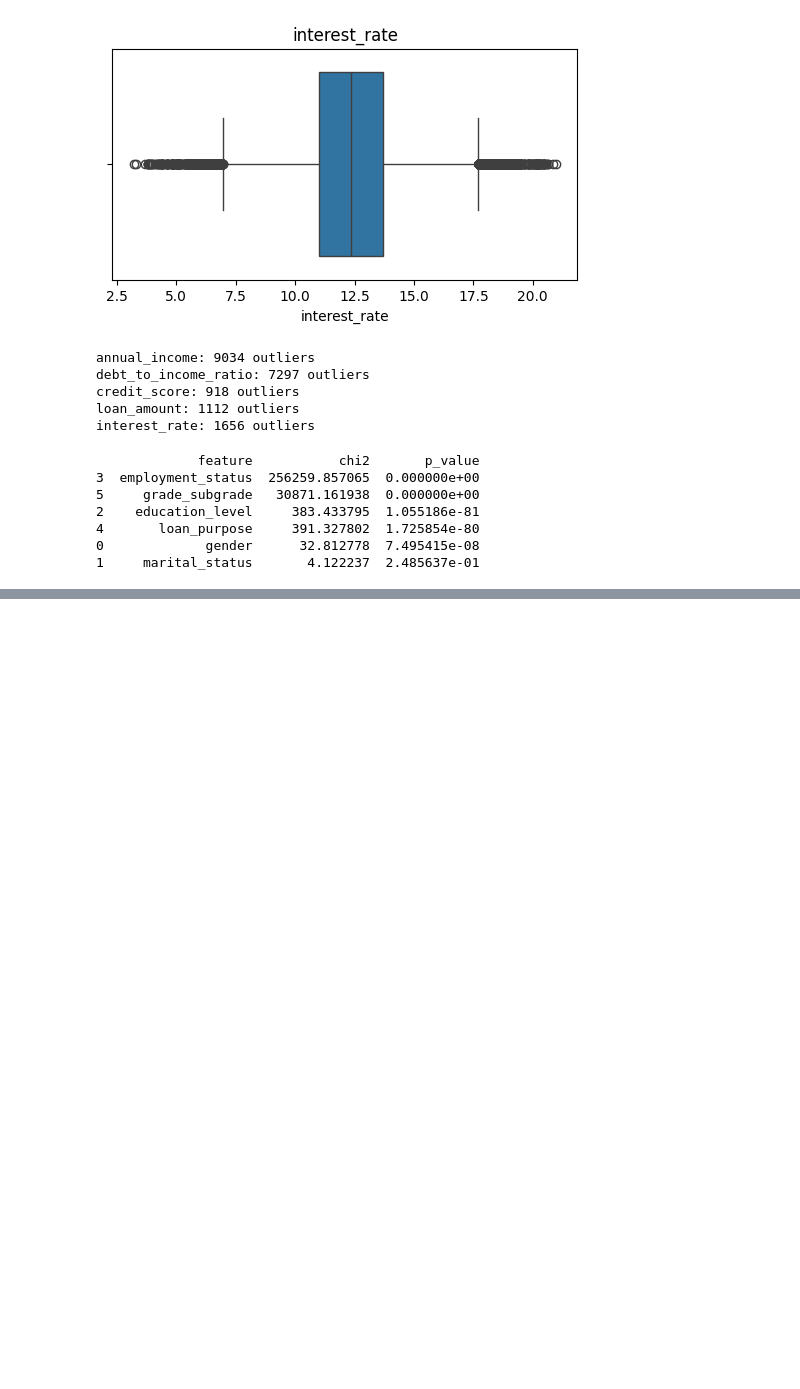
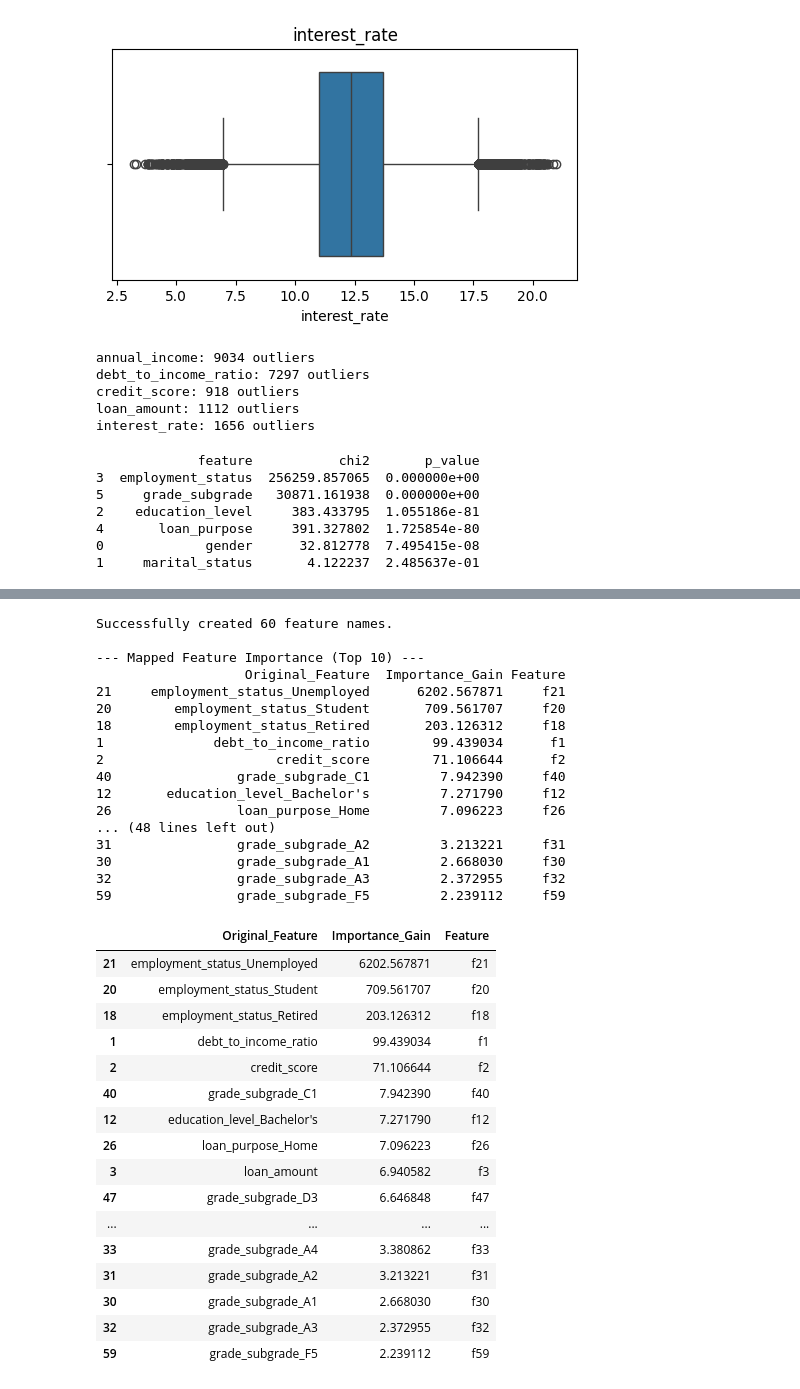
Before and after one commit to NazimKs/Predicting-Loan-Payback-Kaggle-Competition, a Jupyter notebook: main.ipynb, the cells around one changed output, grey strips where cells are left out. Cells and saved outputs as stored; diff of their text form; code cells hidden in the pictures; blank space fills up the shorter version.

```diff
--- a/main.ipynb
+++ b/main.ipynb
@@ -305,7 +327,7 @@ def remove_outliers_zscore(df, cols, threshold=3):
 
     return df_clean
 
-df = remove_outliers_zscore(df, ["credit_score"])
+# df = remove_outliers_zscore(df, ["credit_score"])
 # %%
 # import pandas as pd
 
@@ -428,0 +594,77 @@ AUC Score: 0.9171
+# %%
+# --- 1. Generate the Full Feature Name List ---
+
+# Get names for the one-hot encoded categorical columns
+# The get_feature_names_out() method from OneHotEncoder is the key here.
+categorical_feature_names = ohe.get_feature_names_out(categorical_cols).tolist()
+
+# Combine the continuous column names and the categorical feature names
+# This list must be in the exact order they were stacked in X = np.hstack([...])
+full_feature_names = continuous_cols + categorical_feature_names
+
+# Sanity Check: Ensure the number of features matches the size of your X array columns
+if len(full_feature_names) != X.shape[1]:
+    print(f"ERROR: Name count ({len(full_feature_names)}) does not match X columns ({X.shape[1]}). Check your preprocessing steps.")
+else:
+    print(f"Successfully created {len(full_feature_names)} feature names.")
+
+# --- 2. Create the Mapping Dictionary and Apply ---
+
+# The indices f0, f1, f2... correspond to the indices in the full_feature_names list.
+mapping = {
+    f'f{i}': full_feature_names[i]
+    for i in range(len(full_feature_names))
+}
+
+# Apply the mapping to your importance DataFrame
+importance_df['Original_Feature'] = importance_df['Feature'].map(mapping)
+
+# Reorder and print the final DataFrame
+importance_df = importance_df[['Original_Feature', 'Importance_Gain', 'Feature']]
+
+print("\n--- Mapped Feature Importance (Top 10) ---")
+print(importance_df)
+
+top_5_feature_names = importance_df['Original_Feature'].head(5).tolist()
+# 2. Convert X back to a DataFrame for easy column selection
+X_df = pd.DataFrame(X, columns=full_feature_names)
+
+# 3. Select only the Top 5 features and convert back to a NumPy array
+X_top5 = X_df[top_5_feature_names].values
+
+importance_df
+# %% [output]
+Successfully created 60 feature names.
+
+--- Mapped Feature Importance (Top 10) ---
+                   Original_Feature  Importance_Gain Feature
+21     employment_status_Unemployed      6202.567871     f21
+20        employment_status_Student       709.561707     f20
+18        employment_status_Retired       203.126312     f18
+1              debt_to_income_ratio        99.439034      f1
+2                      credit_score        71.106644      f2
+40                grade_subgrade_C1         7.942390     f40
+12       education_level_Bachelor's         7.271790     f12
+26                loan_purpose_Home         7.096223     f26
+... (48 lines left out)
+31                grade_subgrade_A2         3.213221     f31
+30                grade_subgrade_A1         2.668030     f30
+32                grade_subgrade_A3         2.372955     f32
+59                grade_subgrade_F5         2.239112     f59
+|  | Original_Feature | Importance_Gain | Feature |
+| 21 | employment_status_Unemployed | 6202.567871 | f21 |
+| 20 | employment_status_Student | 709.561707 | f20 |
+| 18 | employment_status_Retired | 203.126312 | f18 |
+| 1 | debt_to_income_ratio | 99.439034 | f1 |
+| 2 | credit_score | 71.106644 | f2 |
+| 40 | grade_subgrade_C1 | 7.942390 | f40 |
+| 12 | education_level_Bachelor's | 7.271790 | f12 |
+| 26 | loan_purpose_Home | 7.096223 | f26 |
+| 3 | loan_amount | 6.940582 | f3 |
+| 47 | grade_subgrade_D3 | 6.646848 | f47 |
+| ... | ... | ... | ... |
+| 33 | grade_subgrade_A4 | 3.380862 | f33 |
+| 31 | grade_subgrade_A2 | 3.213221 | f31 |
+| 30 | grade_subgrade_A1 | 2.668030 | f30 |
+| 32 | grade_subgrade_A3 | 2.372955 | f32 |
+| 59 | grade_subgrade_F5 | 2.239112 | f59 |
```
Also changed, not shown: parts of 12 cells of this notebook, 6 other files.
